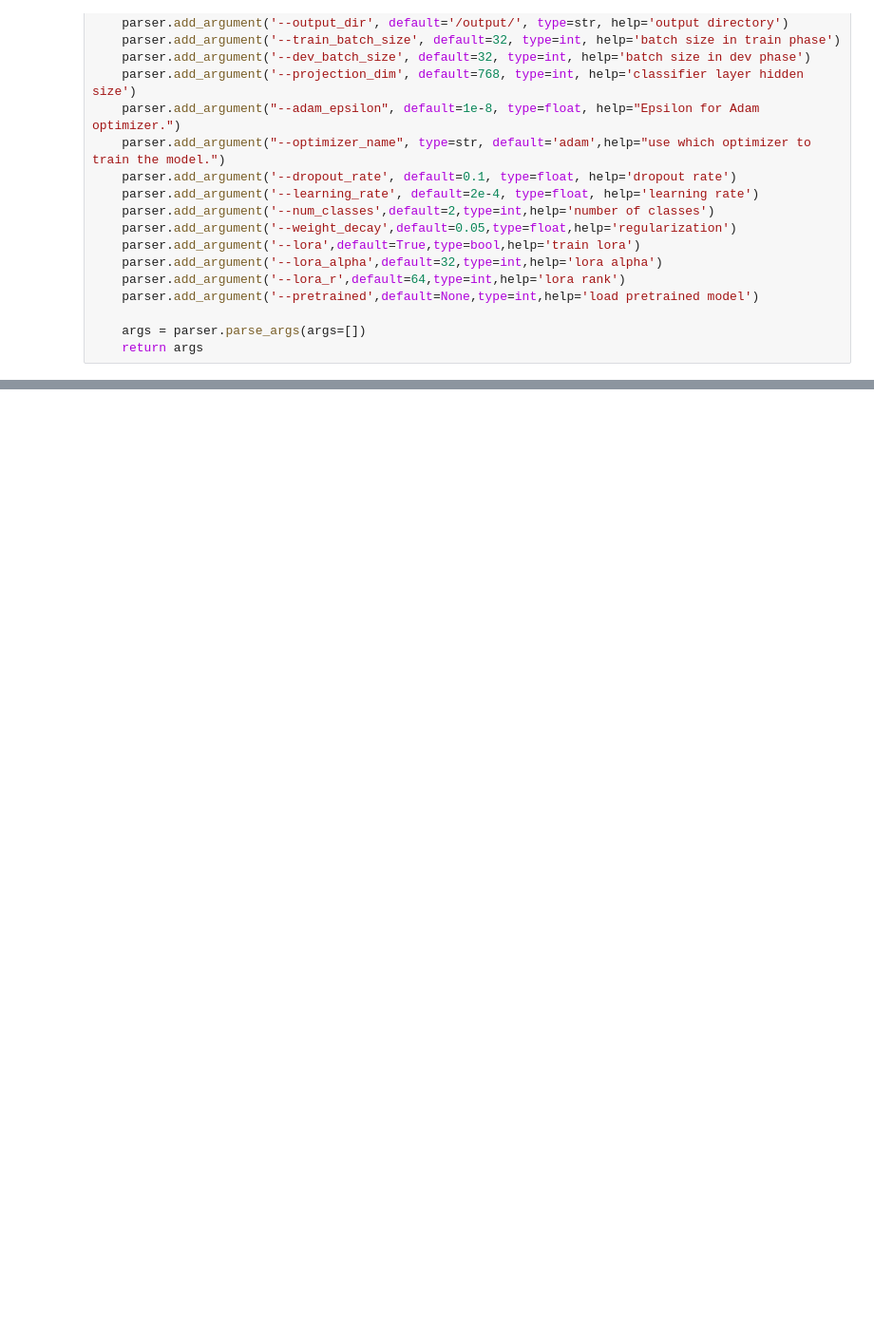
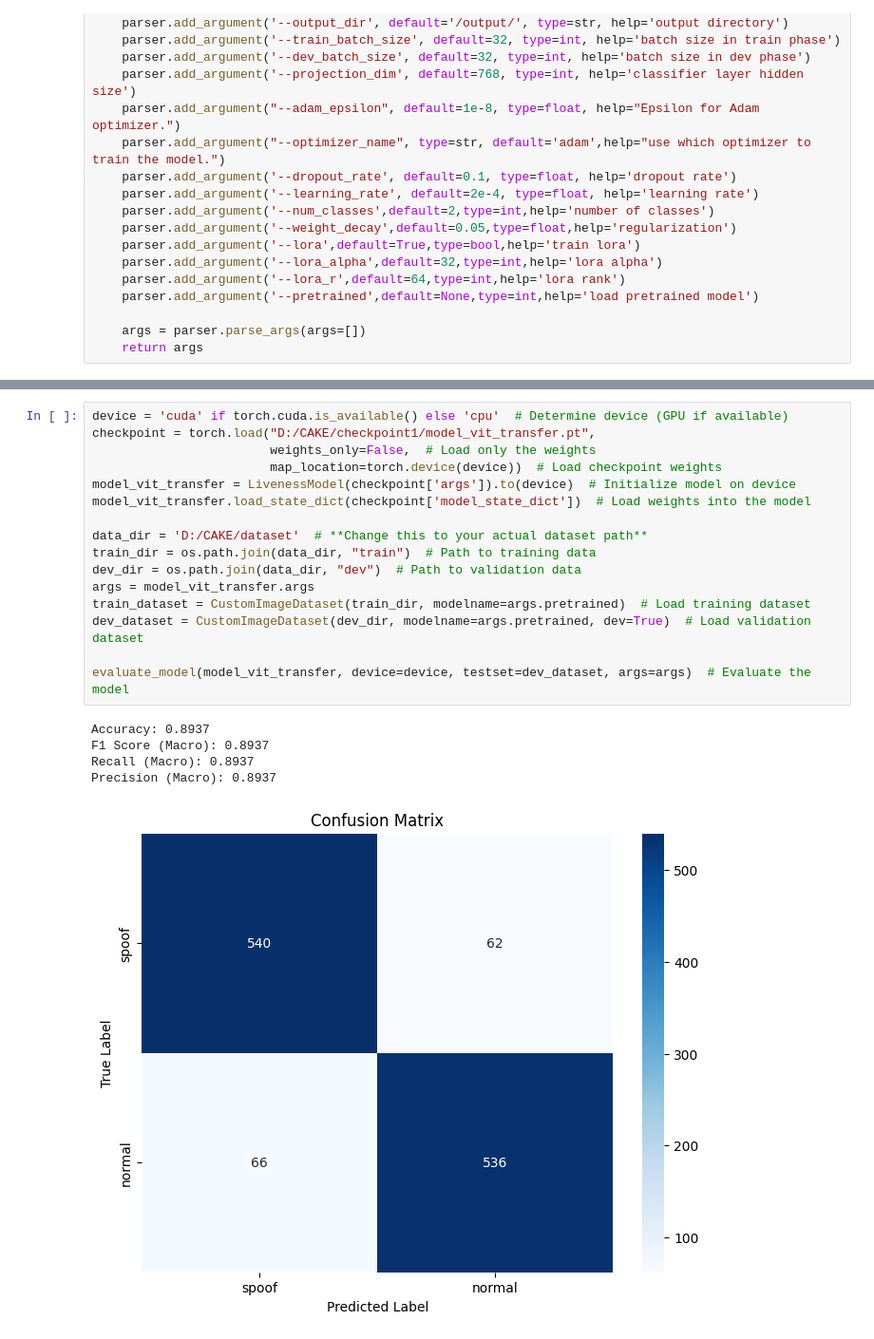
Before and after one commit to KinhNguyenVan/Liveness-Detection, a Jupyter notebook: src/demo.ipynb, the cells around one changed output, grey strips where cells are left out. Shown at 95% size. Saved outputs shown, nothing was run; the diff lists cells and outputs as text; blank space fills up the shorter version.

```diff
--- a/src/demo.ipynb
+++ b/src/demo.ipynb
@@ -164,0 +116,22 @@ Precision (Macro): 0.8937
+# %%
+device = 'cuda' if torch.cuda.is_available() else 'cpu'  # Determine device (GPU if available)
+checkpoint = torch.load("D:/CAKE/checkpoint1/model_vit_transfer.pt",
+                        weights_only=False,  # Load only the weights
+                        map_location=torch.device(device))  # Load checkpoint weights
+model_vit_transfer = LivenessModel(checkpoint['args']).to(device)  # Initialize model on device
+model_vit_transfer.load_state_dict(checkpoint['model_state_dict'])  # Load weights into the model
+
+data_dir = 'D:/CAKE/dataset'  # **Change this to your actual dataset path**
+train_dir = os.path.join(data_dir, "train")  # Path to training data
+dev_dir = os.path.join(data_dir, "dev")  # Path to validation data
+args = model_vit_transfer.args
+train_dataset = CustomImageDataset(train_dir, modelname=args.pretrained)  # Load training dataset
+dev_dataset = CustomImageDataset(dev_dir, modelname=args.pretrained, dev=True)  # Load validation dataset
+
+evaluate_model(model_vit_transfer, device=device, testset=dev_dataset, args=args)  # Evaluate the model
+# %% [output]
+Accuracy: 0.8937
+F1 Score (Macro): 0.8937
+Recall (Macro): 0.8937
+Precision (Macro): 0.8937
+[figure, added]
```
Also changed, not shown: parts of 11 cells of this notebook, 4 other files.
